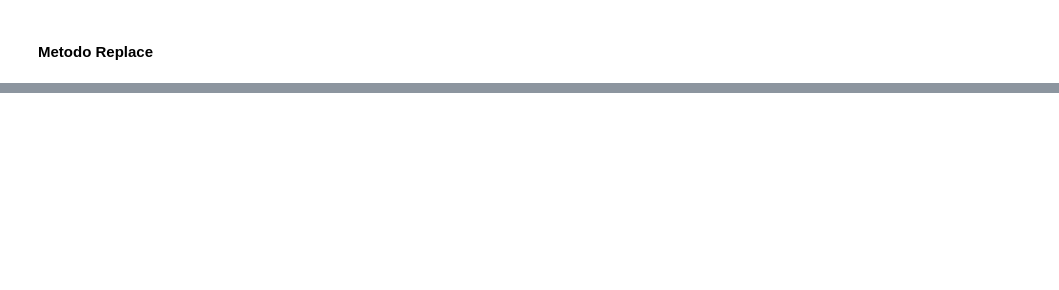
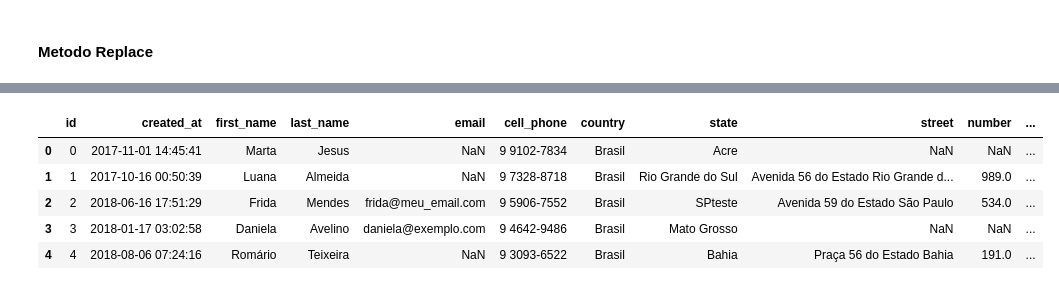
Before and after one commit to Elbiabuglio/Projeto-Engenharia-de-Dados, a Jupyter notebook: 04. ETL Pandas/2.importando Excel CSV copy.ipynb, the cells around one changed output, grey strips where cells are left out. Saved outputs shown, nothing was run; the diff lists cells and outputs as text; code cells hidden in the pictures; blank space fills up the shorter version.

```diff
--- a/04. ETL Pandas/2.importando Excel CSV copy.ipynb
+++ b/04. ETL Pandas/2.importando Excel CSV copy.ipynb
@@ -82,5 +163,5 @@ df.head(30)
 # %%
 import pandas as pd
 # Resetar DF
-df = pd.read_csv(r"K:\Python\Arquivos\Origem\arquivos_csv\Clientes.csv", delimiter=',')
+df = pd.read_csv(r"c:\Users\Note reserva\Desktop\Python\04. ETL Pandas\arquivos_csv\Clientes.csv", delimiter=',')
 df.head()
@@ -92,4 +180,11 @@ mapeamento = {'Maranhão': 'Maranhao', 'Piauí': 'Piaui', 'Goiás': 'Goias','Sã
 # Substituindo os nomes dos estados no DataFrame
 df['state'] = df['state'].replace(mapeamento)
 # %%
-df.head(30)
+df.head(5)
+# %% [output]
+|  | id | created_at | first_name | last_name | email | cell_phone | country | state | street | number | ... |
+| 0 | 0 | 2017-11-01 14:45:41 | Marta | Jesus | NaN | 9 9102-7834 | Brasil | Acre | NaN | NaN | ... |
+| 1 | 1 | 2017-10-16 00:50:39 | Luana | Almeida | NaN | 9 7328-8718 | Brasil | Rio Grande do Sul | Avenida 56 do Estado Rio Grande d... | 989.0 | ... |
+| 2 | 2 | 2018-06-16 17:51:29 | Frida | Mendes | frida@meu_email.com | 9 5906-7552 | Brasil | SPteste | Avenida 59 do Estado São Paulo | 534.0 | ... |
+| 3 | 3 | 2018-01-17 03:02:58 | Daniela | Avelino | daniela@exemplo.com | 9 4642-9486 | Brasil | Mato Grosso | NaN | NaN | ... |
+| 4 | 4 | 2018-08-06 07:24:16 | Romário | Teixeira | NaN | 9 3093-6522 | Brasil | Bahia | Praça 56 do Estado Bahia | 191.0 | ... |
```
Also changed, not shown: parts of 9 cells of this notebook.
